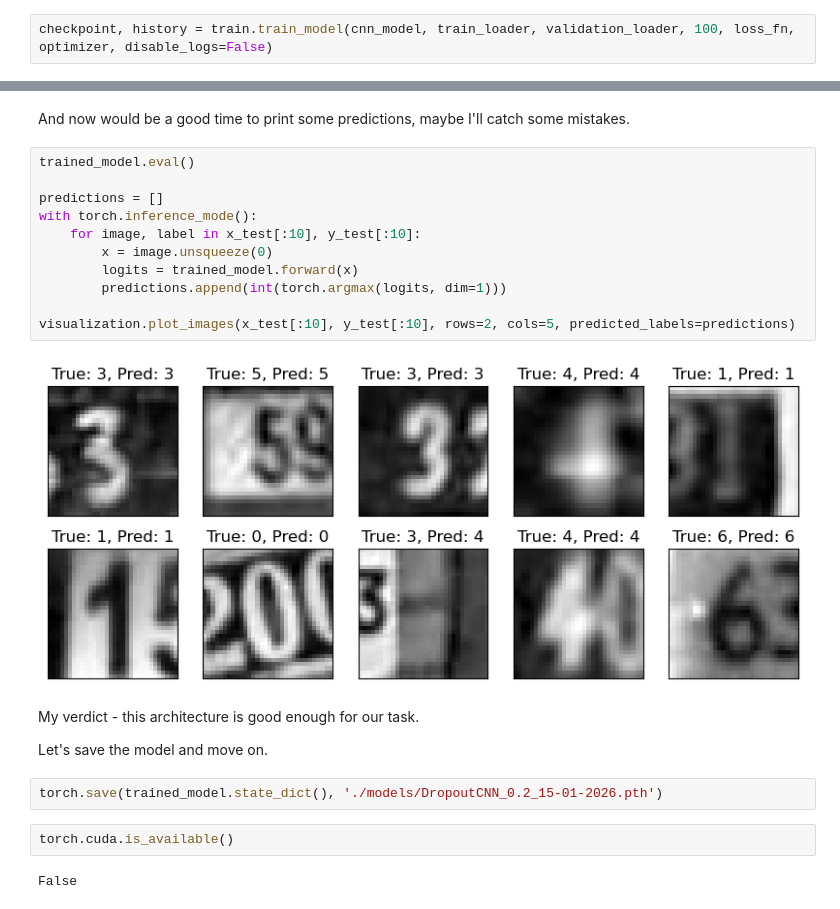
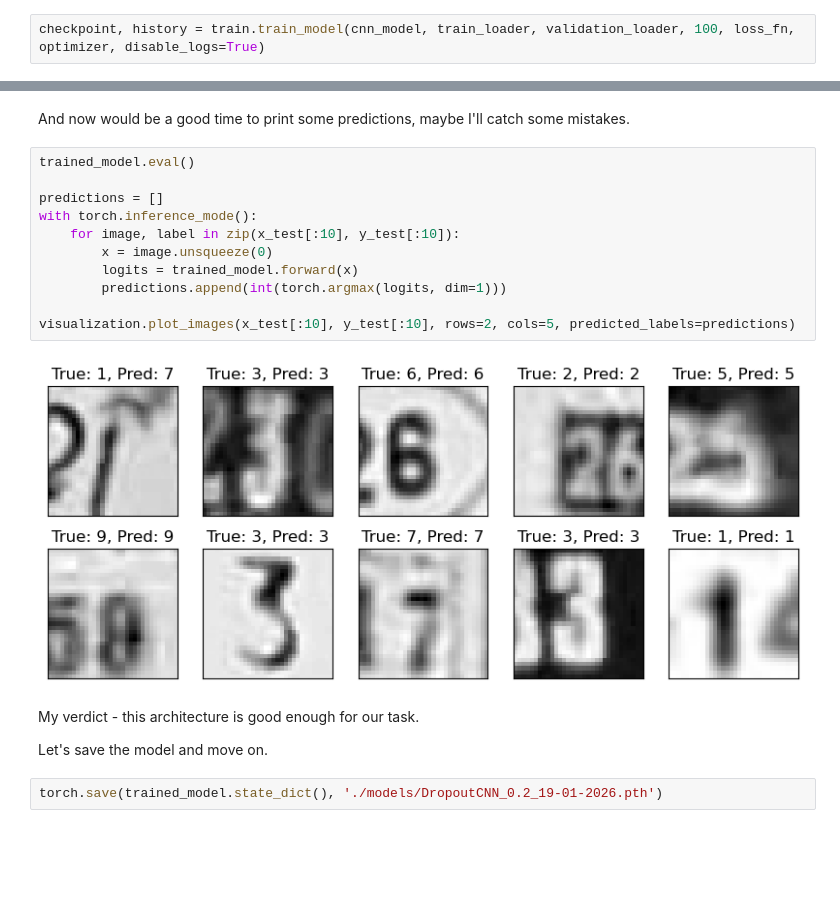
Before and after one commit to nealkafree/MonteCarloSampling, a Jupyter notebook: 1.Checking_out_data_and_testing_model_architecture.ipynb, the cells around one changed output, grey strips where cells are left out. Drawn from its saved outputs; the diff is of its cells as text; blank space fills up the shorter version.

Commit message:
Refining the model

```diff
--- a/1.Checking_out_data_and_testing_model_architecture.ipynb
+++ b/1.Checking_out_data_and_testing_model_architecture.ipynb
@@ -78,4 +76,4 @@ optimizer = torch.optim.Adam(cnn_model.parameters(), lr=0.001)
 # %% [markdown]
 Now I train model and get back the best checkpoint.
 # %%
-checkpoint, history = train.train_model(cnn_model, train_loader, validation_loader, 100, loss_fn, optimizer, disable_logs=False)
+checkpoint, history = train.train_model(cnn_model, train_loader, validation_loader, 100, loss_fn, optimizer, disable_logs=True)
@@ -114,23 +109,19 @@ And now would be a good time to print some predictions, maybe I'll catch some mi
 # %%
 trained_model.eval()
 
 predictions = []
 with torch.inference_mode():
-    for image, label in x_test[:10], y_test[:10]:
+    for image, label in zip(x_test[:10], y_test[:10]):
         x = image.unsqueeze(0)
         logits = trained_model.forward(x)
         predictions.append(int(torch.argmax(logits, dim=1)))
 
 visualization.plot_images(x_test[:10], y_test[:10], rows=2, cols=5, predicted_labels=predictions)
 # %% [output]
-[figure, old version]
+[figure, new version]
 # %% [markdown]
 My verdict - this architecture is good enough for our task.
 
 Let's save the model and move on.
 # %%
-torch.save(trained_model.state_dict(), './models/DropoutCNN_0.2_15-01-2026.pth')
+torch.save(trained_model.state_dict(), './models/DropoutCNN_0.2_19-01-2026.pth')
-# %%
-torch.cuda.is_available()
-# %% [output]
-False
```
Also changed, not shown: parts of 7 cells of this notebook, 6 other files.
